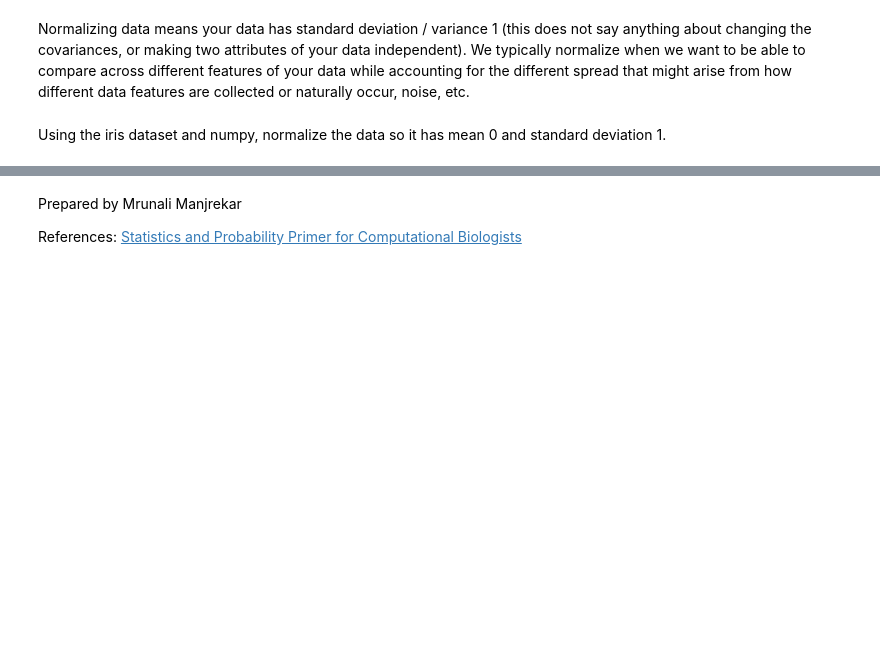
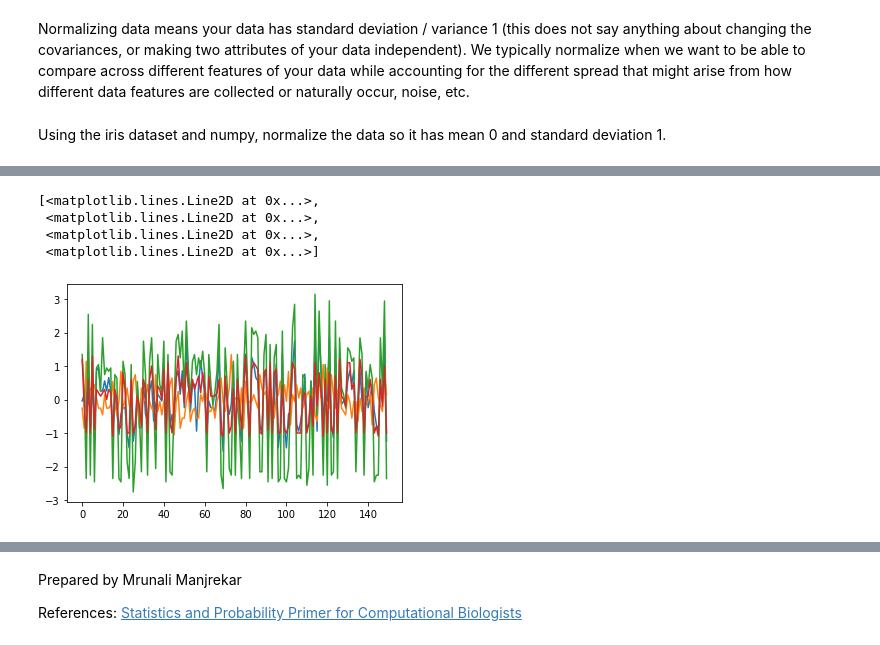
Before and after one commit to jrussell25/qbio-python, a Jupyter notebook: week4/week4_distributions.ipynb, the cells around one changed output, grey strips where cells are left out. Cells and saved outputs as stored; diff of their text form; code cells hidden in the pictures; blank space fills up the shorter version.

```diff
--- a/week4/week4_distributions.ipynb
+++ b/week4/week4_distributions.ipynb
@@ -80,0 +162,10 @@ Using the iris dataset and numpy, normalize the data so it has mean 0 and standa
+# %%
+centered_X = ...
+# %%
+plt.plot(centered_X) # some vary a lot, like the green - and others don't
+# %% [output]
+[<matplotlib.lines.Line2D at 0x...>,
+ <matplotlib.lines.Line2D at 0x...>,
+ <matplotlib.lines.Line2D at 0x...>,
+ <matplotlib.lines.Line2D at 0x...>]
+[figure, added]
```
Also changed, not shown: parts of 19 cells of this notebook.
